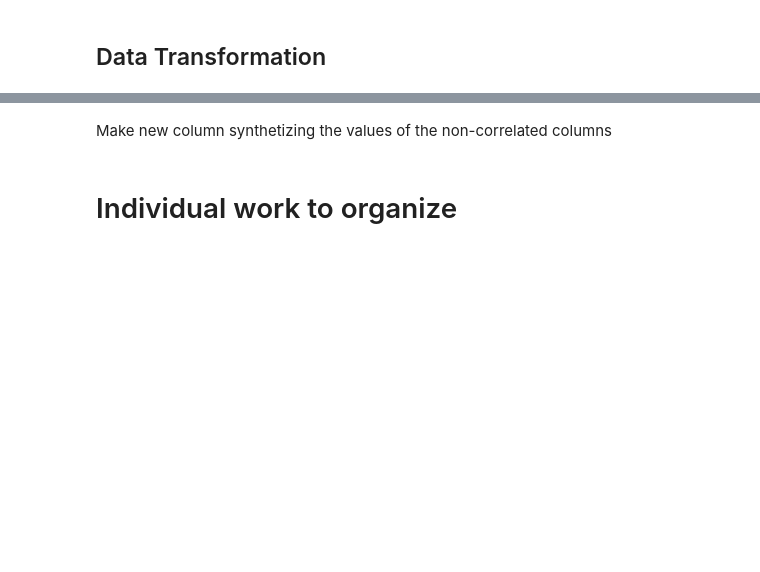
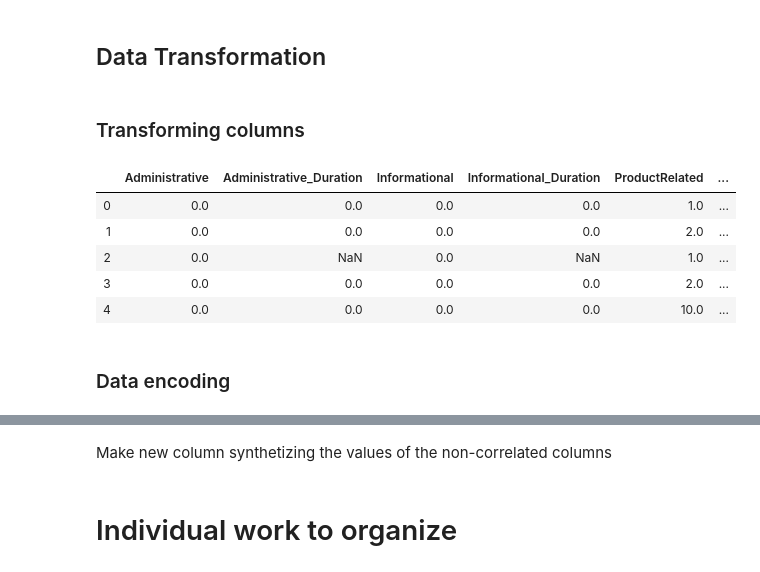
Before and after one commit to sideround/project-ml-onlineshop, a Jupyter notebook: project-ml-onlineshop.ipynb, the cells around one changed output, grey strips where cells are left out. Drawn from its saved outputs; the diff is of its cells as text; code cells hidden in the pictures; blank space fills up the shorter version.

Commit message:
encoding done

```diff
--- a/project-ml-onlineshop.ipynb
+++ b/project-ml-onlineshop.ipynb
@@ -1195,0 +1220,13 @@ Name: Revenue, dtype: float64
+# %%
+# Converting to appropriate data types
+
+to_object = ['Month', 'OperatingSystems', 'Browser', 'Region', 'TrafficType', 'VisitorType',
+             'Weekend', 'Revenue']
+
+to_float = ['Administrative', 'Administrative_Duration', 'Informational', 'Informational_Duration', 'ProductRelated',
+            'ProductRelated_Duration', 'BounceRates', 'ExitRates', 'PageValues', 'SpecialDay',
+            'AnyPage']
+
+data[to_object] = data[to_object].astype('object')
+
+data[to_float] = data[to_float].apply(pd.to_numeric, errors='coerce')
@@ -1202,3 +1317,5 @@ Name: Revenue, dtype: float64
+# %% [markdown]
+### Transforming columns
 # %%
 # Adding a column from VisitorType transforming it's content into boolean: 1 is_returning, 0 is_new
 
@@ -1213,0 +1328,11 @@ data[to_float] = data[to_float].apply(pd.to_numeric, errors='coerce')
+# %%
+clean.head()
+# %% [output]
+|  | Administrative | Administrative_Duration | Informational | Informational_Duration | ProductRelated | ... |
+| 0 | 0.0 | 0.0 | 0.0 | 0.0 | 1.0 | ... |
+| 1 | 0.0 | 0.0 | 0.0 | 0.0 | 2.0 | ... |
+| 2 | 0.0 | NaN | 0.0 | NaN | 1.0 | ... |
+| 3 | 0.0 | 0.0 | 0.0 | 0.0 | 2.0 | ... |
+| 4 | 0.0 | 0.0 | 0.0 | 0.0 | 10.0 | ... |
+# %% [markdown]
+### Data encoding
```
Also changed, not shown: parts of 72 cells of this notebook.
